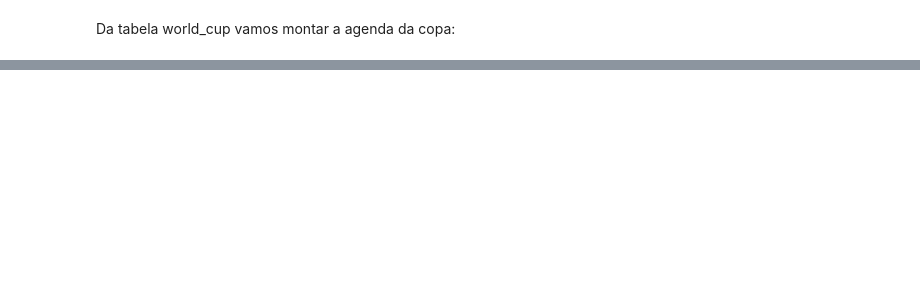
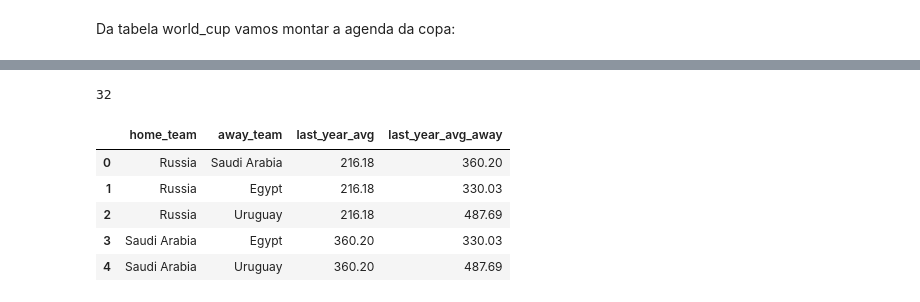
Before and after one commit to hugolouzada/DigitalTwinWorldCup, a Jupyter notebook: DTWorldCup.ipynb, the cells around one changed output, grey strips where cells are left out. Saved outputs shown, nothing was run; the diff lists cells and outputs as text; code cells hidden in the pictures; blank space fills up the shorter version.

```diff
--- a/DTWorldCup.ipynb
+++ b/DTWorldCup.ipynb
@@ -848,0 +897,57 @@ for group, teams in world_cup.groupby(by='Group',sort=True):
+# %%
+recent_results = {}
+
+for team in team_set:
+
+    team_result = game_results_tl_rk[game_results_tl_rk['home_team']==team].sort_values(by='date',ascending=False).head(1).to_dict('records')[0]
+
+    recent_results[team] = team_result
+print(len(recent_results))
+# %% [output]
+32
+# %%
+features_list_1st_orient = []
+features_list_2nd_orient = []
+
+for idx, row in wc_schedule.iterrows():
+        feature_dict_1st={}
+        feature_dict_2nd={}
+
+        home_recent = recent_results[row['home_team']]
+        away_recent = recent_results[row['away_team']]
+
+        feature_dict_1st['home_team'] = row['home_team']
+        feature_dict_1st['away_team'] = row['away_team']
+
+        feature_dict_2nd['home_team'] = row['away_team']
+        feature_dict_2nd['away_team'] = row['home_team']
+
+
+        for varh in variables_home + variables_tl:
+            feature_dict_1st[varh] = home_recent[varh]
+
+            vara = varh + '_away'
+
+            if varh not in variables_tl:
+                    feature_dict_1st[vara] = away_recent[varh]
+        features_list_1st_orient.append(feature_dict_1st)
+
+
+        for varh in variables_home + variables_tl:
+            feature_dict_2nd[varh] = away_recent[varh]
+
+            vara = varh + '_away'
+
+            if varh not in variables_tl:
+                    feature_dict_2nd[vara] = home_recent[varh]
+        features_list_2nd_orient.append(feature_dict_2nd)
+# %%
+wc_features_1st = pd.DataFrame(features_list_1st_orient)
+wc_features_1st[['home_team','away_team','last_year_avg','last_year_avg_away']].head(5)
+# %% [output]
+|  | home_team | away_team | last_year_avg | last_year_avg_away |
+| 0 | Russia | Saudi Arabia | 216.18 | 360.20 |
+| 1 | Russia | Egypt | 216.18 | 330.03 |
+| 2 | Russia | Uruguay | 216.18 | 487.69 |
+| 3 | Saudi Arabia | Egypt | 360.20 | 330.03 |
+| 4 | Saudi Arabia | Uruguay | 360.20 | 487.69 |
```
Also changed, not shown: parts of 14 cells of this notebook.
